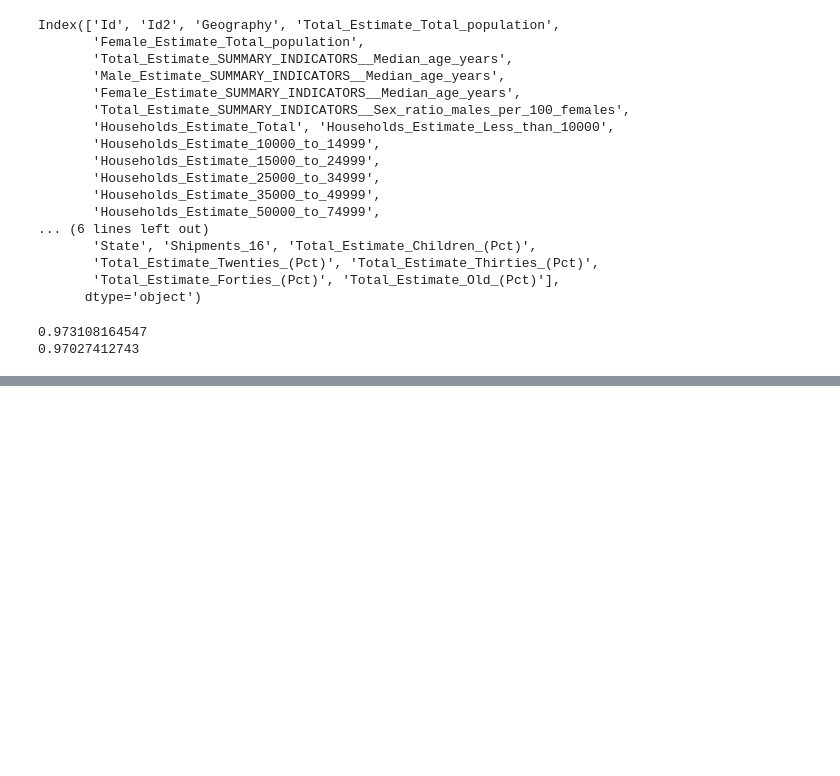
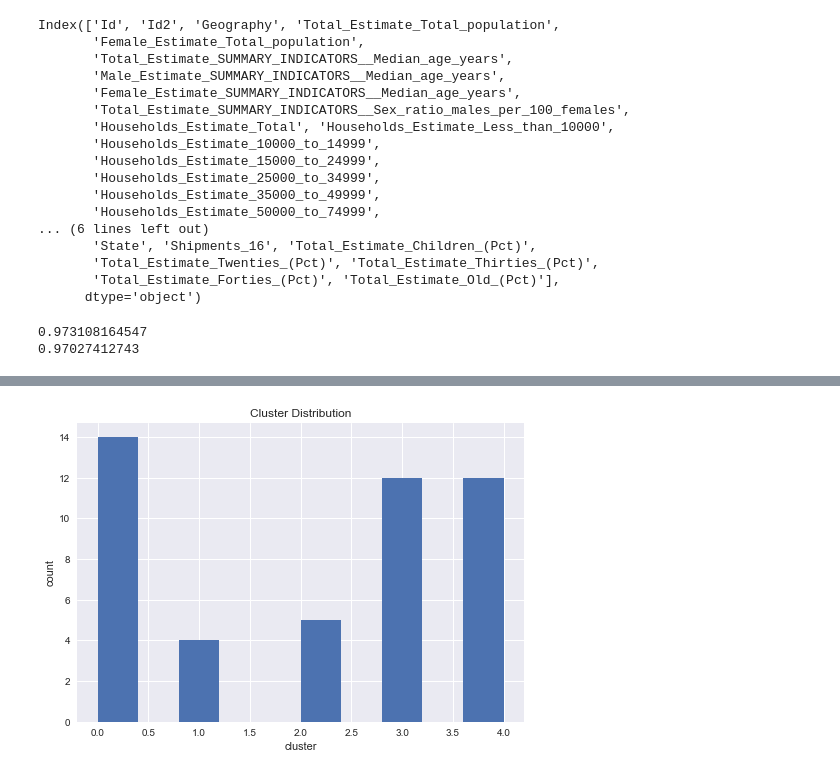
Before and after one commit to sjordan29/Springboard-Code, a Jupyter notebook: Capstone_1/Data_Files.ipynb, the cells around one changed output, grey strips where cells are left out. Drawn from its saved outputs; the diff is of its cells as text; code cells hidden in the pictures; blank space fills up the shorter version.

```diff
--- a/Capstone_1/Data_Files.ipynb
+++ b/Capstone_1/Data_Files.ipynb
@@ -627,0 +689,40 @@ ValueError: The truth value of a Series is ambiguous. Use a.empty, a.bool(), a.i
+# %%
+# There are still a ton of cities in one cluster: 0
+# After examining each cluster, I think it still mainly has to do with population
+# Very large cities -- NYC and LA -- are getting their own clusters
+# Other large cities (pop over about 1 mil) getting smaller clusters
+# So I will try removing the total population from the analysis to see how it changes the results
+
+
+lgcity_cluster = dems_and_cider_lg[['Total_Estimate_SUMMARY_INDICATORS__Median_age_years', 'Total_Estimate_SUMMARY_INDICATORS__Sex_ratio_males_per_100_females', 'Households_Estimate_Mean_income_dollars', 'Total_Estimate_Twenties_(Pct)', 'Total_Estimate_Thirties_(Pct)']]
+lgcity_cluster_matrix = lgcity_cluster.as_matrix()
+
+# New cluster analysis
+
+model = KMeans(n_clusters=5)
+model.fit(lgcity_cluster_matrix)
+
+lg_labels = model.predict(lgcity_cluster_matrix)
+lg_df = pd.DataFrame({'lg_labels': lg_labels, 'State': dems_and_cider_lg['State'], 'City': dems_and_cider_lg['City']})
+lg_ct = pd.crosstab(lg_df['lg_labels'], lg_df['State'])
+# print(lg_ct)
+
+
+# Sociable is currently located in Minneapolis, MN.
+# I want to find which cluster this falls in.
+
+minnesota_test_lg = lg_df[lg_df['State'] == 'Minnesota']
+# print(minnesota_test_lg)
+
+# it is in cluster 4
+# check out who is in cluster 4
+cluster_4 = lg_df[lg_df['lg_labels'] == 4]
+# print(cluster_4)
+
+plt.hist(lg_df.lg_labels)
+plt.xlabel('cluster')
+plt.ylabel('count')
+plt.title('Cluster Distribution')
+plt.show()
+# %% [output]
+[figure, added]
```
Also changed, not shown: parts of 8 cells of this notebook.
